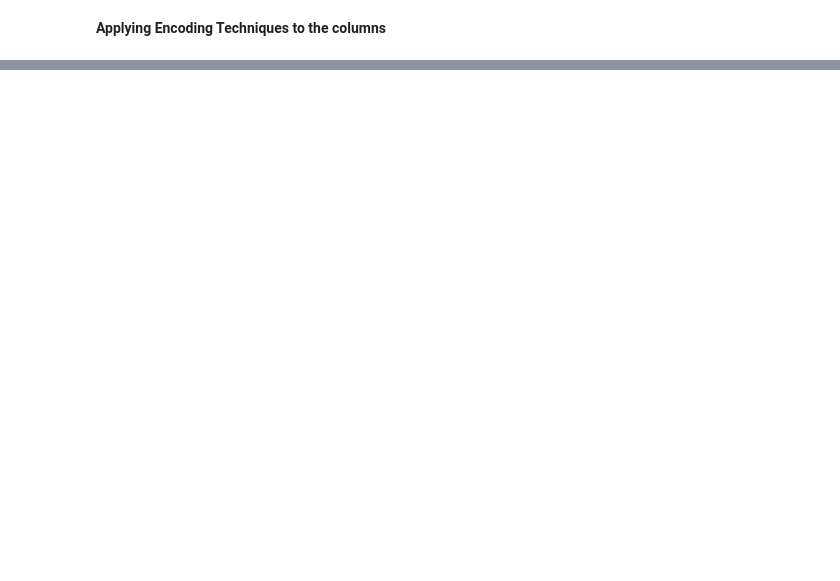
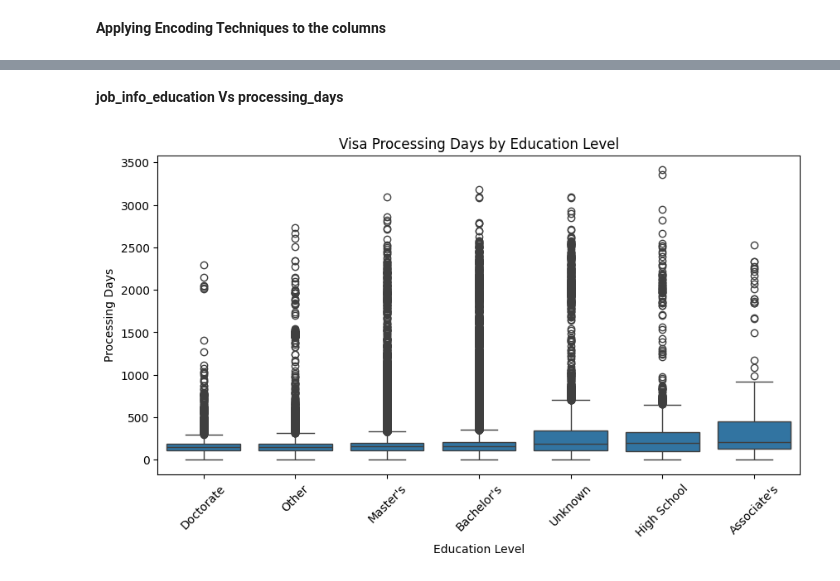
Before and after one commit to devikaranidivvela/AI-Enabled-Visa-Status-Prediction-and-Processing-Time-Estimator, a Jupyter notebook: Visa.ipynb, the cells around one changed output, grey strips where cells are left out. Saved outputs shown, nothing was run; the diff lists cells and outputs as text; code cells hidden in the pictures; blank space fills up the shorter version.

```diff
--- a/Visa.ipynb
+++ b/Visa.ipynb
@@ -697,0 +622,17 @@ test_df
+# %% [markdown]
+**job_info_education Vs processing_days**
+# %%
+plt.figure(figsize=(10,5))
+sns.boxplot(
+    x='job_info_education',
+    y='processing_days',
+    data=df,
+    order=df.groupby('job_info_education')['processing_days'].mean().sort_values().index
+)
+plt.title("Visa Processing Days by Education Level")
+plt.xlabel("Education Level")
+plt.ylabel("Processing Days")
+plt.xticks(rotation=45)
+plt.show()
+# %% [output]
+[figure, added]
```
Also changed, not shown: parts of 75 cells of this notebook.
